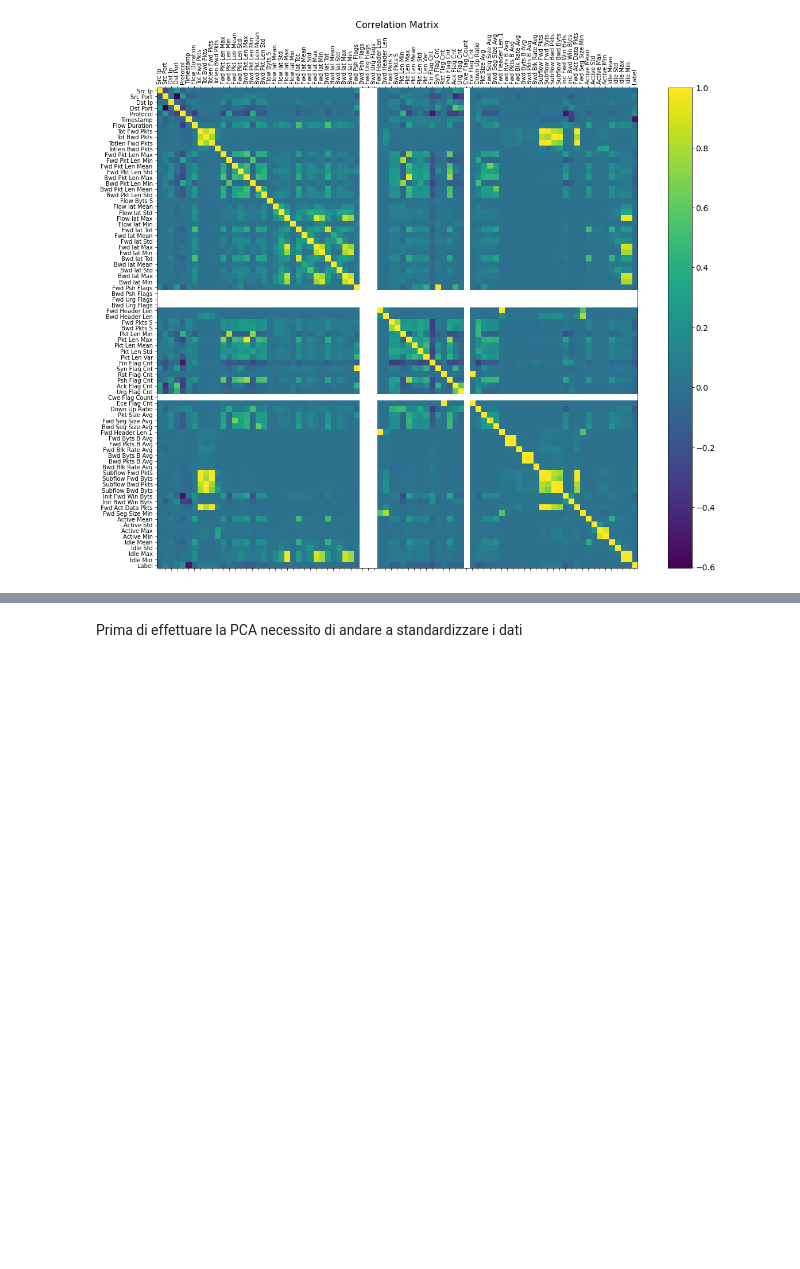
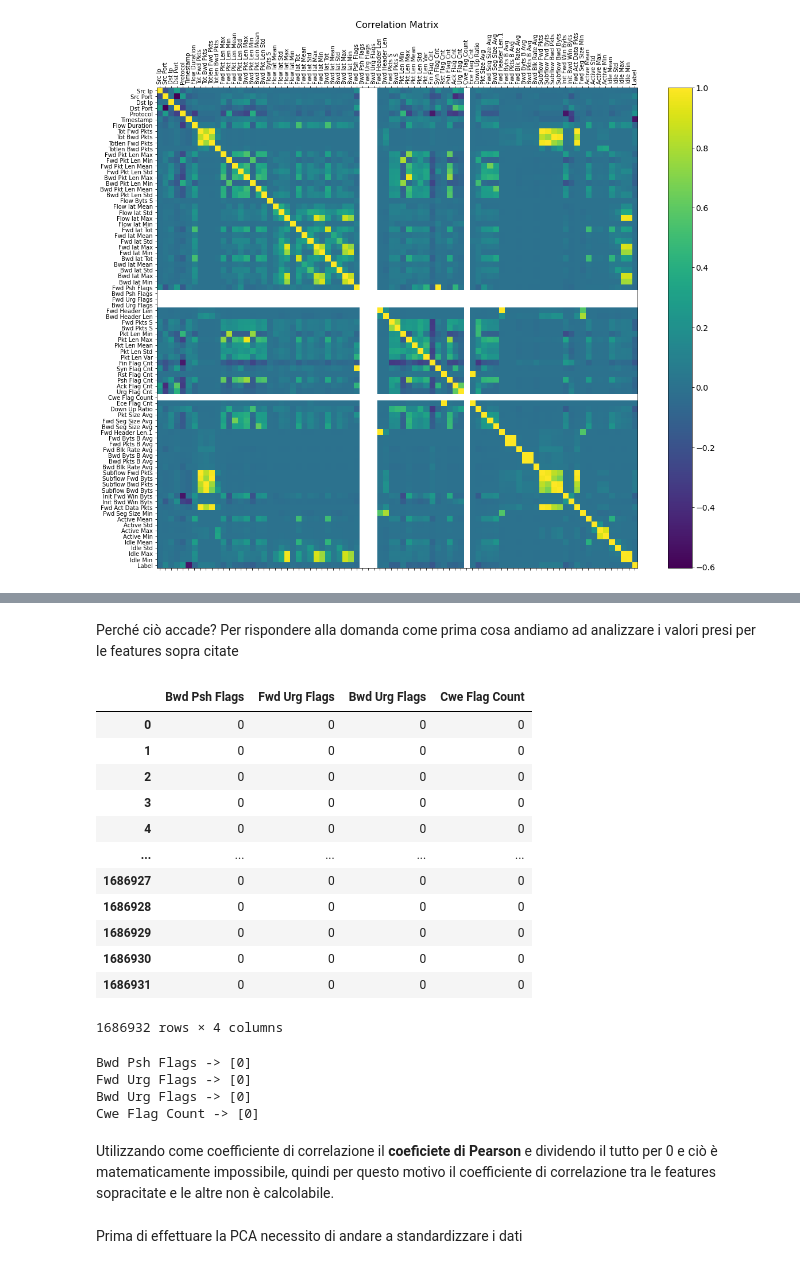
Before and after one commit to denisG99/ransomwareNetworkTrafficDetection, a Jupyter notebook: src/project.ipynb, the cells around one changed output, grey strips where cells are left out. Cells and saved outputs as stored; diff of their text form; code cells hidden in the pictures; blank space fills up the shorter version.

```diff
--- a/src/project.ipynb
+++ b/src/project.ipynb
@@ -278,3 +302,32 @@ La heatmap descrive la matrice di correlazione e guardandola si nota che ci sono
+# %% [markdown]
+Perché ciò accade?
+Per rispondere alla domanda come prima cosa andiamo ad analizzare i valori presi per le features sopra citate
+# %%
+dataset.loc[:, ['Bwd Psh Flags','Fwd Urg Flags', 'Bwd Urg Flags', 'Cwe Flag Count']]
+# %% [output]
+|  | Bwd Psh Flags | Fwd Urg Flags | Bwd Urg Flags | Cwe Flag Count |
+| 0 | 0 | 0 | 0 | 0 |
+| 1 | 0 | 0 | 0 | 0 |
+| 2 | 0 | 0 | 0 | 0 |
+| 3 | 0 | 0 | 0 | 0 |
+| 4 | 0 | 0 | 0 | 0 |
+| ... | ... | ... | ... | ... |
+| 1686927 | 0 | 0 | 0 | 0 |
+| 1686928 | 0 | 0 | 0 | 0 |
+| 1686929 | 0 | 0 | 0 | 0 |
+| 1686930 | 0 | 0 | 0 | 0 |
+| 1686931 | 0 | 0 | 0 | 0 |
+1686932 rows × 4 columns
+# %%
+for col in ['Bwd Psh Flags','Fwd Urg Flags', 'Bwd Urg Flags', 'Cwe Flag Count']:
+    print(f"{col} -> {np.unique(dataset.loc[:, col])}")
+# %% [output]
+Bwd Psh Flags -> [0]
+Fwd Urg Flags -> [0]
+Bwd Urg Flags -> [0]
+Cwe Flag Count -> [0]
+# %% [markdown]
+Utilizzando come coefficiente di correlazione il **coeficiete di Pearson** e dividendo il tutto per 0 e ciò è matematicamente impossibile, quindi per questo motivo il coefficiente di correlazione tra le features sopracitate e le altre non è calcolabile.
 # %% [markdown]
 Prima di effettuare la PCA necessito di andare a standardizzare i dati
 # %%
```
Also changed, not shown: parts of 25 cells of this notebook, 1 other file.
